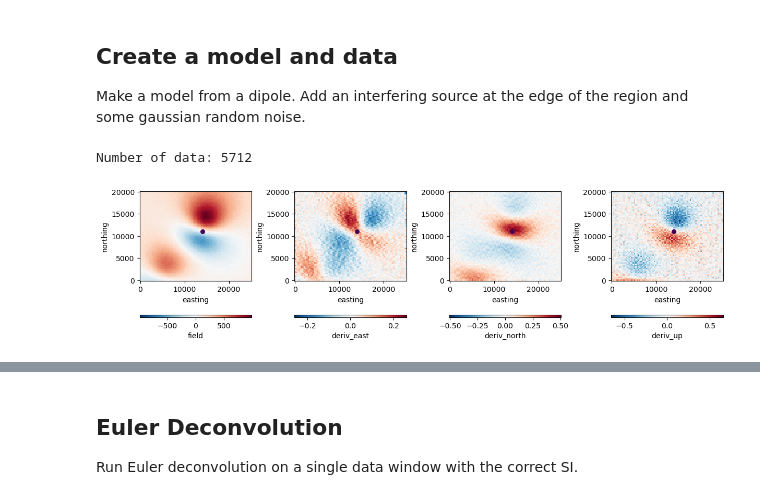
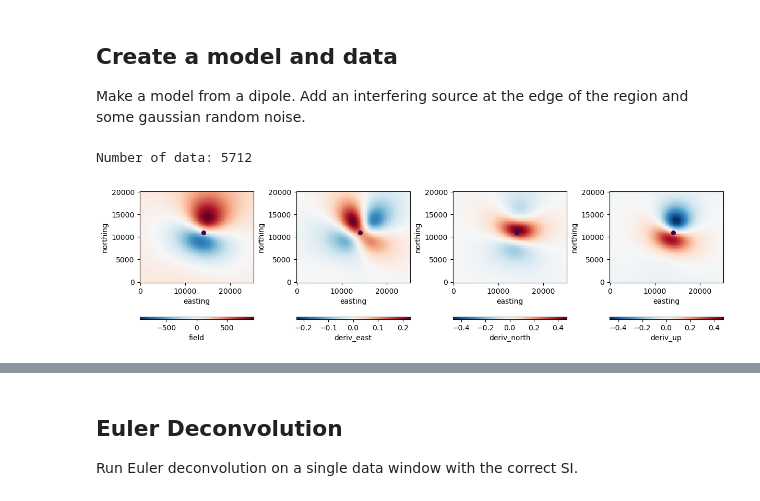
Before and after one commit to compgeolab/euler-inversion, a Jupyter notebook: code/synthetic-proof-of-concept.ipynb, the cells around one changed output, grey strips where cells are left out. Drawn from its saved outputs; the diff is of its cells as text; code cells hidden in the pictures.

```diff
--- a/code/synthetic-proof-of-concept.ipynb
+++ b/code/synthetic-proof-of-concept.ipynb
@@ -36,39 +36,56 @@ other = hm.dipole_magnetic(
     dipoles=(5e3, 0e3, -6e3),
     magnetic_moments=hm.magnetic_angles_to_vec(2e12, inclination, declination),
     field="b",
 )
-magnetic_anomaly += sum(b * f for b, f in zip(other, main_field))
+# magnetic_anomaly += sum(b * f for b, f in zip(other, main_field))
 
 # Add noise and the base level
-magnetic_anomaly += np.random.default_rng(42).normal(0, 10, size=magnetic_anomaly.shape)
+# magnetic_anomaly += np.random.default_rng(42).normal(0, 10, size=magnetic_anomaly.shape)
 magnetic_anomaly += base_level
 
 print(f"Number of data: {magnetic_anomaly.size}")
 
 # Make a grid and calculate derivatives
 # Can't have the height as a coordinate because of a problem with xrft
 data = vd.make_xarray_grid(
     coordinates[:2], (magnetic_anomaly, coordinates[-1]), data_names=["field", "height"]
 )
+pad_width = {
+    "easting": data.easting.size // 2,
+    "northing": data.northing.size // 2,
+}
 data["deriv_east"] = hm.derivative_easting(data.field)
 data["deriv_north"] = hm.derivative_northing(data.field)
-pad_width = {
-    "easting": data.easting.size // 3,
-    "northing": data.northing.size // 3,
-}
-padded = xrft.pad(data.field, pad_width, mode="linear_ramp", constant_values=None)
-data["deriv_up"] = xrft.unpad(hm.derivative_upward(padded), pad_width)
+data["deriv_up"] = xrft.unpad(
+    hm.derivative_upward(
+        xrft.pad(data.field, pad_width, mode="linear_ramp", constant_values=None)
+    ),
+    pad_width,
+)
+data["deriv_east_east"] = hm.derivative_easting(data.deriv_east)
+data["deriv_north_north"] = hm.derivative_northing(data.deriv_north)
+data["deriv_up_up"] = xrft.unpad(
+    hm.derivative_upward(
+        xrft.pad(data.field, pad_width, mode="linear_ramp", constant_values=None),
+        order=2,
+    ),
+    pad_width,
+)
+data["deriv_east_north"] = hm.derivative_northing(data.deriv_east)
+data["deriv_up_east"] = hm.derivative_easting(data.deriv_up)
+data["deriv_up_north"] = hm.derivative_northing(data.deriv_up)
+
 # Add back the height
 data = data.assign_coords(height=data.height)
 
 fig, axes = plt.subplots(1, 4, figsize=(12, 5), layout="constrained")
 for field, ax in zip(["field", "deriv_east", "deriv_north", "deriv_up"], axes.ravel()):
     data[field].plot.pcolormesh(
         ax=ax, cbar_kwargs=dict(orientation="horizontal", aspect=50)
     )
     ax.set_aspect("equal")
     tmp = ax.scatter(*true_coordinates[:2], c=true_coordinates[2], s=30)
 plt.show()
 # %% [output]
 Number of data: 5712
-[figure, old version]
+[figure, new version]
```
Also changed, not shown: parts of 9 cells of this notebook.
